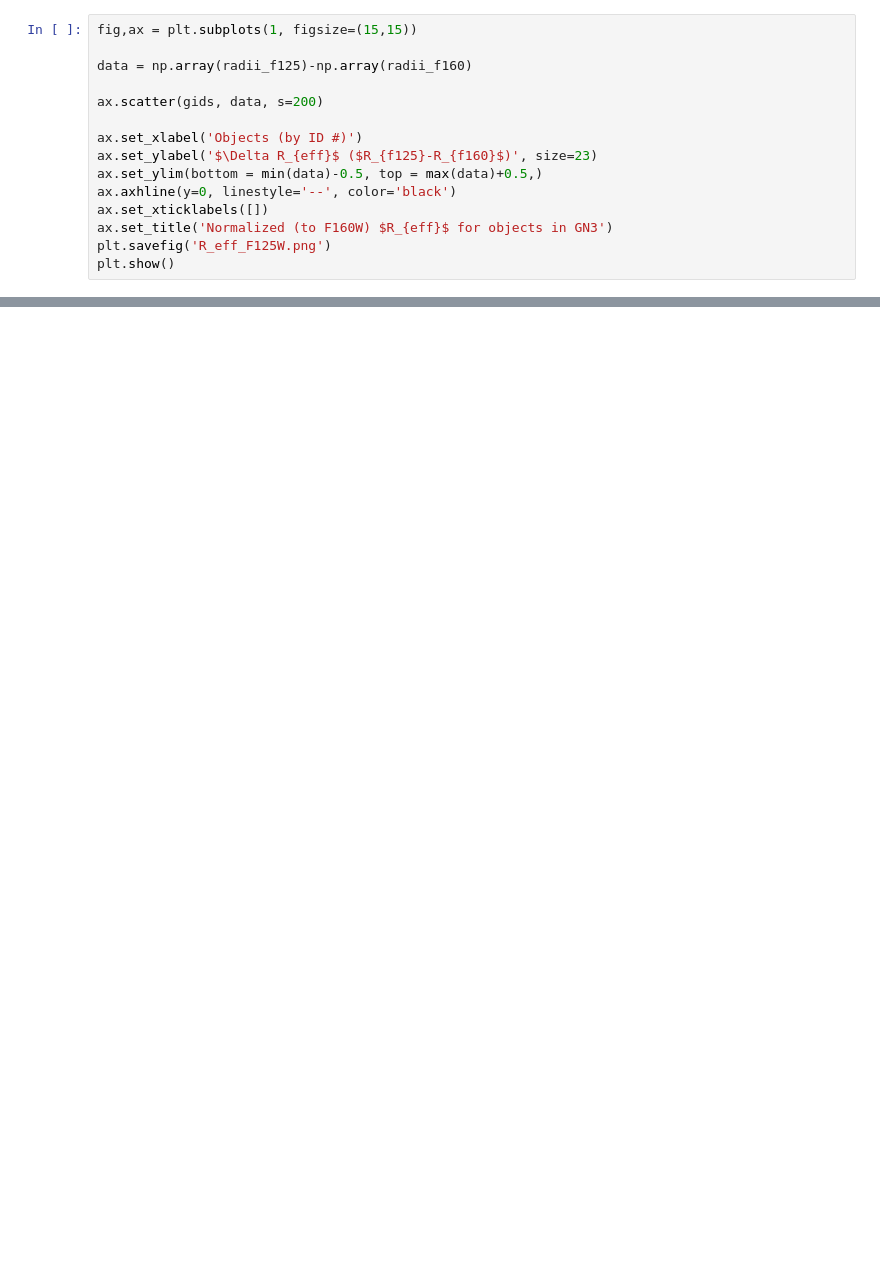
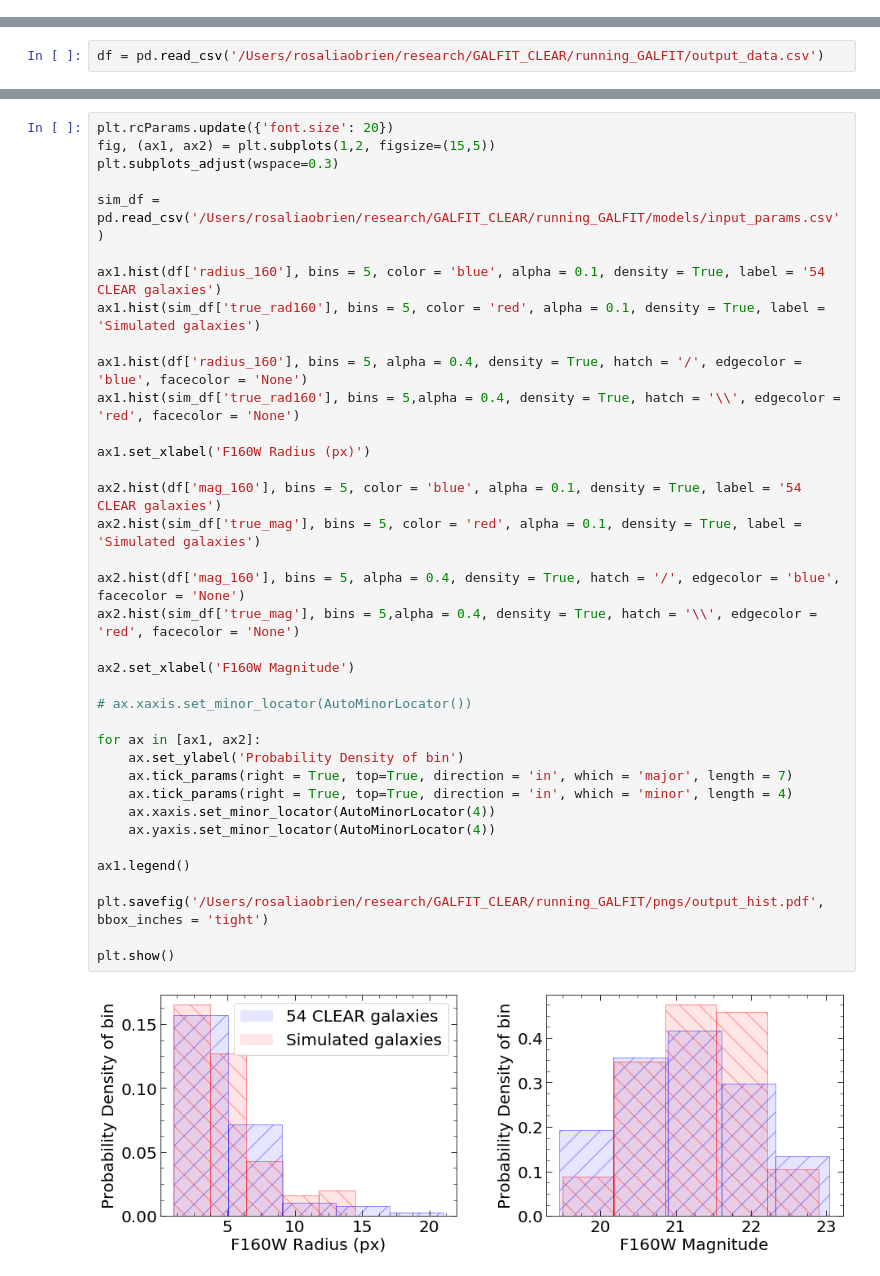
Before and after one commit to obrienr2434/galaxy_morphology, a Jupyter notebook: plot_radii.ipynb, the cells around one changed output, grey strips where cells are left out. Drawn from its saved outputs; the diff is of its cells as text; blank space fills up the shorter version.

```diff
--- a/plot_radii.ipynb
+++ b/plot_radii.ipynb
@@ -65,15 +0,0 @@ plt.show()
-# %%
-fig,ax = plt.subplots(1, figsize=(15,15))
-
-data = np.array(radii_f125)-np.array(radii_f160)
-
-ax.scatter(gids, data, s=200)
-
-ax.set_xlabel('Objects (by ID #)')
-ax.set_ylabel('$\Delta R_{eff}$ ($R_{f125}-R_{f160}$)', size=23)
-ax.set_ylim(bottom = min(data)-0.5, top = max(data)+0.5,)
-ax.axhline(y=0, linestyle='--', color='black')
-ax.set_xticklabels([])
-ax.set_title('Normalized (to F160W) $R_{eff}$ for objects in GN3')
-plt.savefig('R_eff_F125W.png')
-plt.show()
@@ -81,0 +22,2 @@ plt.show()
+# %%
+df = pd.read_csv('/Users/rosaliaobrien/research/GALFIT_CLEAR/running_GALFIT/output_data.csv')
@@ -81,0 +67,39 @@ plt.show()
+# %%
+plt.rcParams.update({'font.size': 20})
+fig, (ax1, ax2) = plt.subplots(1,2, figsize=(15,5))
+plt.subplots_adjust(wspace=0.3)
+
+sim_df = pd.read_csv('/Users/rosaliaobrien/research/GALFIT_CLEAR/running_GALFIT/models/input_params.csv')
+
+ax1.hist(df['radius_160'], bins = 5, color = 'blue', alpha = 0.1, density = True, label = '54 CLEAR galaxies')
+ax1.hist(sim_df['true_rad160'], bins = 5, color = 'red', alpha = 0.1, density = True, label = 'Simulated galaxies')
+
+ax1.hist(df['radius_160'], bins = 5, alpha = 0.4, density = True, hatch = '/', edgecolor = 'blue', facecolor = 'None')
+ax1.hist(sim_df['true_rad160'], bins = 5,alpha = 0.4, density = True, hatch = '\\', edgecolor = 'red', facecolor = 'None')
+
+ax1.set_xlabel('F160W Radius (px)')
+
+ax2.hist(df['mag_160'], bins = 5, color = 'blue', alpha = 0.1, density = True, label = '54 CLEAR galaxies')
+ax2.hist(sim_df['true_mag'], bins = 5, color = 'red', alpha = 0.1, density = True, label = 'Simulated galaxies')
+
+ax2.hist(df['mag_160'], bins = 5, alpha = 0.4, density = True, hatch = '/', edgecolor = 'blue', facecolor = 'None')
+ax2.hist(sim_df['true_mag'], bins = 5,alpha = 0.4, density = True, hatch = '\\', edgecolor = 'red', facecolor = 'None')
+
+ax2.set_xlabel('F160W Magnitude')
+
+# ax.xaxis.set_minor_locator(AutoMinorLocator())
+
+for ax in [ax1, ax2]:
+    ax.set_ylabel('Probability Density of bin')
+    ax.tick_params(right = True, top=True, direction = 'in', which = 'major', length = 7)
+    ax.tick_params(right = True, top=True, direction = 'in', which = 'minor', length = 4)
+    ax.xaxis.set_minor_locator(AutoMinorLocator(4))
+    ax.yaxis.set_minor_locator(AutoMinorLocator(4))
+
+ax1.legend()
+
+plt.savefig('/Users/rosaliaobrien/research/GALFIT_CLEAR/running_GALFIT/pngs/output_hist.pdf', bbox_inches = 'tight')
+
+plt.show()
+# %% [output]
+[figure, added]
```
Also changed, not shown: parts of 22 cells of this notebook, 2 other files.
